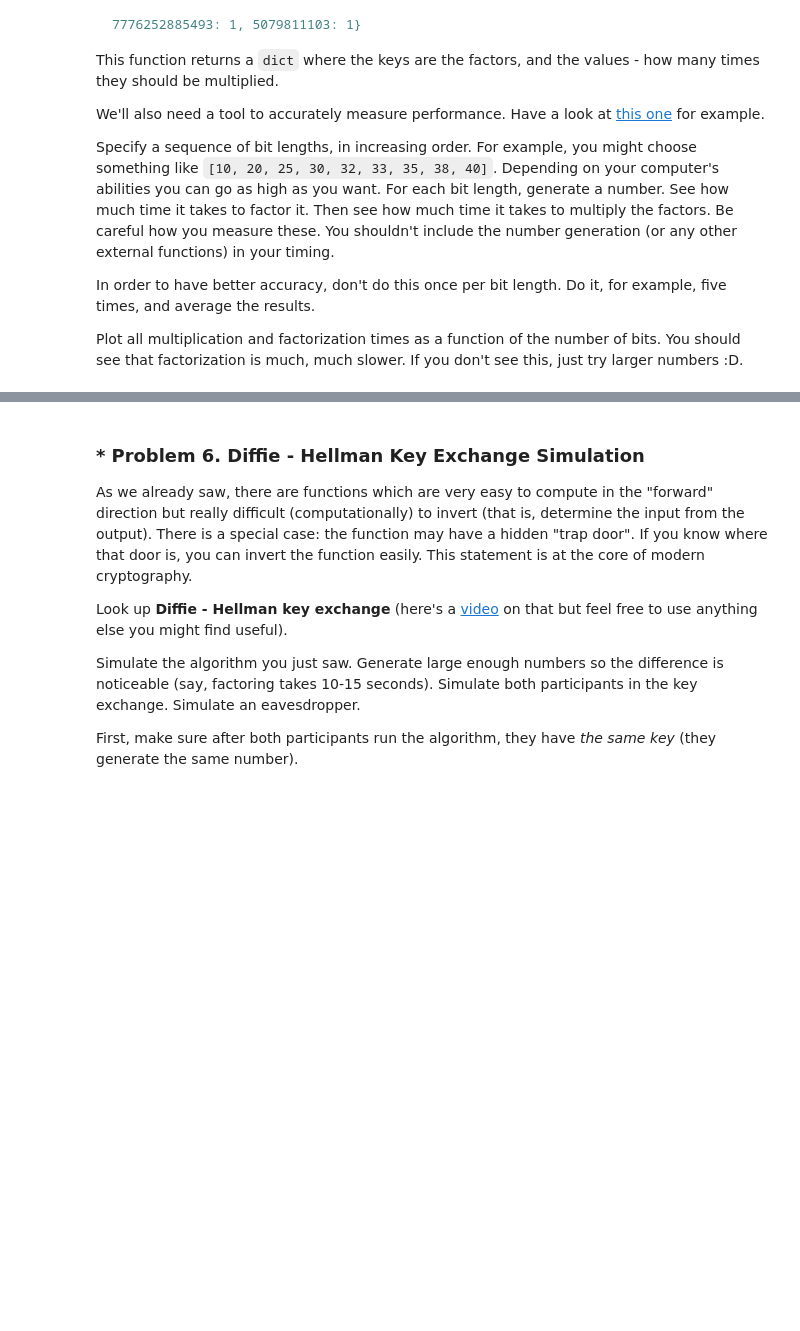
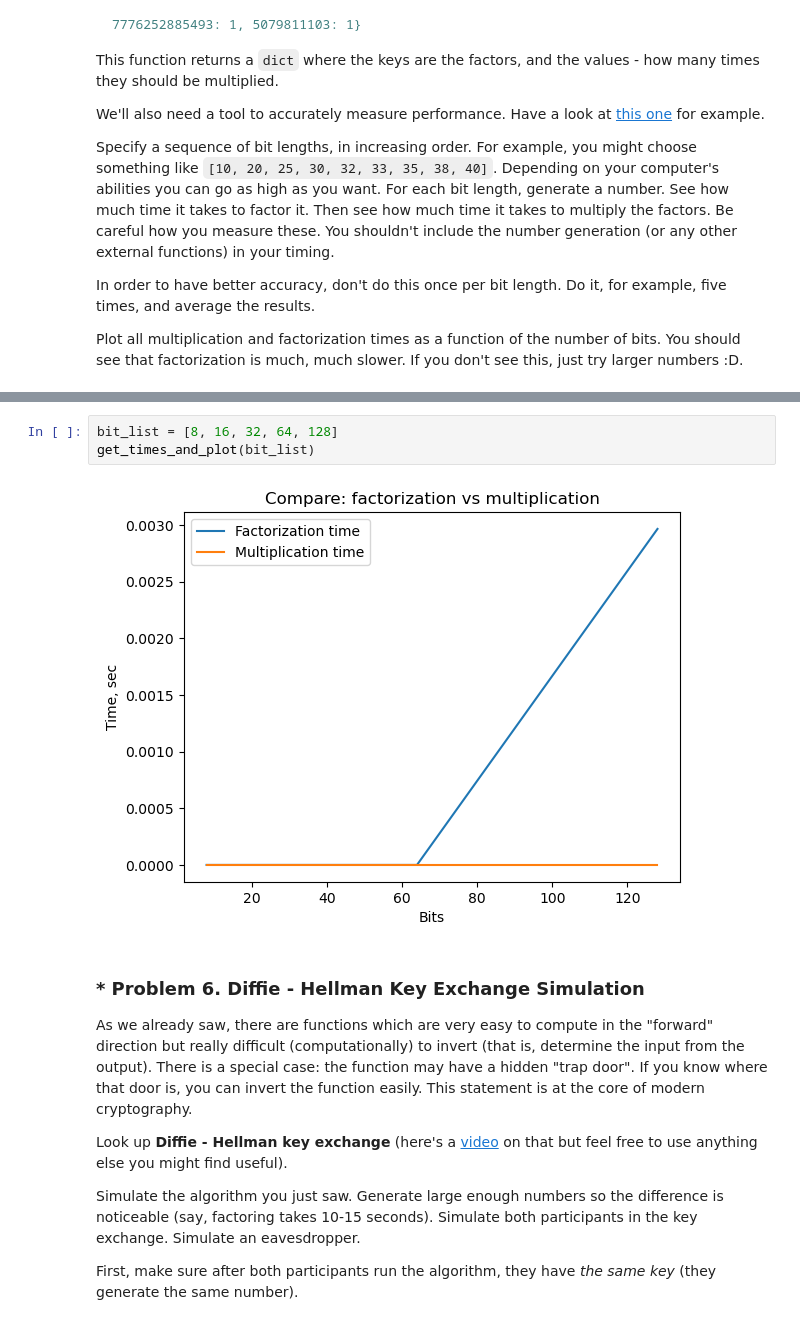
Before and after one commit to vessln/Math_concepts_for_developers, a Jupyter notebook: 2.Basic-Algebra/Basic Algebra Exercise.ipynb, the cells around one changed output, grey strips where cells are left out. Cells and saved outputs as stored; diff of their text form; blank space fills up the shorter version.

```diff
--- a/2.Basic-Algebra/Basic Algebra Exercise.ipynb
+++ b/2.Basic-Algebra/Basic Algebra Exercise.ipynb
@@ -543,3 +744,8 @@ Plot all multiplication and factorization times as a function of the number of b
+# %%
+bit_list = [8, 16, 32, 64, 128]
+get_times_and_plot(bit_list)
+# %% [output]
+[figure, added]
 # %% [markdown]
 ### * Problem 6. Diffie - Hellman Key Exchange Simulation
 As we already saw, there are functions which are very easy to compute in the "forward" direction but really difficult (computationally) to invert (that is, determine the input from the output). There is a special case: the function may have a hidden "trap door". If you know where that door is, you can invert the function easily. This statement is at the core of modern cryptography.
```
Also changed, not shown: parts of 18 cells of this notebook.
